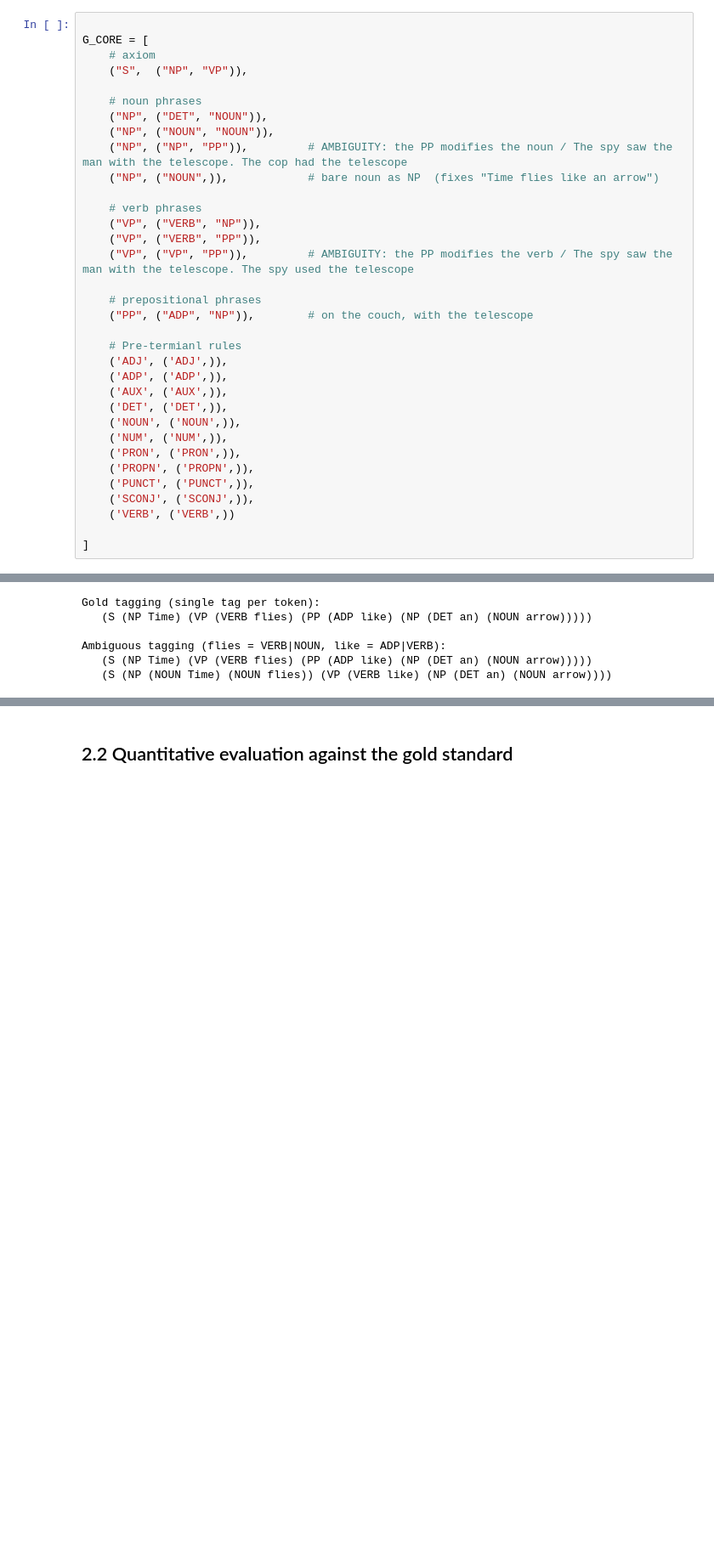
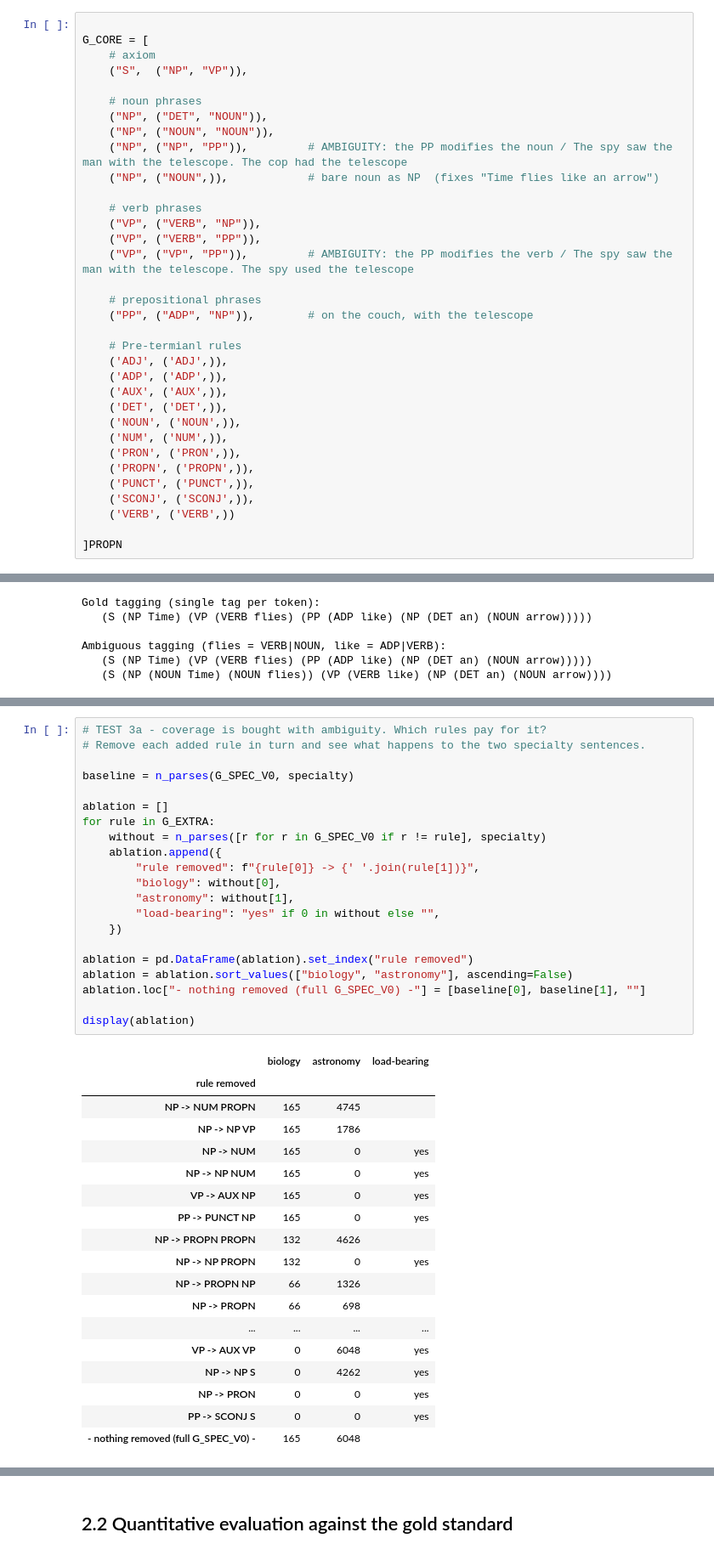
Before and after one commit to fserracrespi/Workshop_1_NLP_Today, a Jupyter notebook: main.ipynb, the cells around one changed output, grey strips where cells are left out. Shown at 85% size. Cells and saved outputs as stored; diff of their text form; blank space fills up the shorter version.

```diff
--- a/main.ipynb
+++ b/main.ipynb
@@ -120,7 +120,7 @@ G_CORE = [
     ('SCONJ', ('SCONJ',)),
     ('VERB', ('VERB',))
 
-]
+]PROPN
 # %%
 def parse(grammar, tokens, pos_lists, axiom="S"):
     '''Run CYK and keep only the trees rooted in the axiom.'''
@@ -261,0 +406,40 @@ G_SPEC = []
+# %%
+# TEST 3a - coverage is bought with ambiguity. Which rules pay for it?
+# Remove each added rule in turn and see what happens to the two specialty sentences.
+
+baseline = n_parses(G_SPEC_V0, specialty)
+
+ablation = []
+for rule in G_EXTRA:
+    without = n_parses([r for r in G_SPEC_V0 if r != rule], specialty)
+    ablation.append({
+        "rule removed": f"{rule[0]} -> {' '.join(rule[1])}",
+        "biology": without[0],
+        "astronomy": without[1],
+        "load-bearing": "yes" if 0 in without else "",
+    })
+
+ablation = pd.DataFrame(ablation).set_index("rule removed")
+ablation = ablation.sort_values(["biology", "astronomy"], ascending=False)
+ablation.loc["- nothing removed (full G_SPEC_V0) -"] = [baseline[0], baseline[1], ""]
+
+display(ablation)
+# %% [output]
+|  | biology | astronomy | load-bearing |
+| rule removed |  |  |  |
+| NP -> NUM PROPN | 165 | 4745 |  |
+| NP -> NP VP | 165 | 1786 |  |
+| NP -> NUM | 165 | 0 | yes |
+| NP -> NP NUM | 165 | 0 | yes |
+| VP -> AUX NP | 165 | 0 | yes |
+| PP -> PUNCT NP | 165 | 0 | yes |
+| NP -> PROPN PROPN | 132 | 4626 |  |
+| NP -> NP PROPN | 132 | 0 | yes |
+| NP -> PROPN NP | 66 | 1326 |  |
+| NP -> PROPN | 66 | 698 |  |
+| ... | ... | ... | ... |
+| VP -> AUX VP | 0 | 6048 | yes |
+| NP -> NP S | 0 | 4262 | yes |
+| NP -> PRON | 0 | 0 | yes |
+| PP -> SCONJ S | 0 | 0 | yes |
+| - nothing removed (full G_SPEC_V0) - | 165 | 6048 |  |
```
Also changed, not shown: parts of 9 cells of this notebook, 3 other files.
